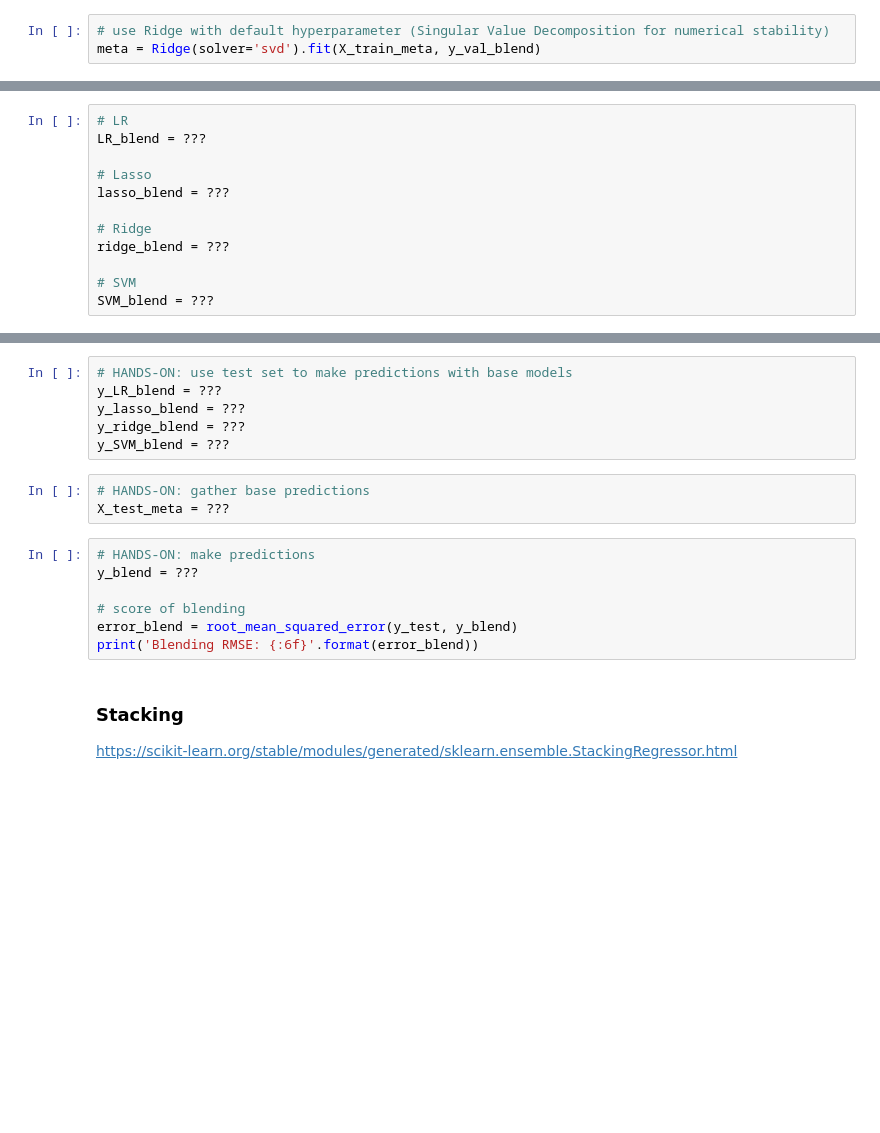
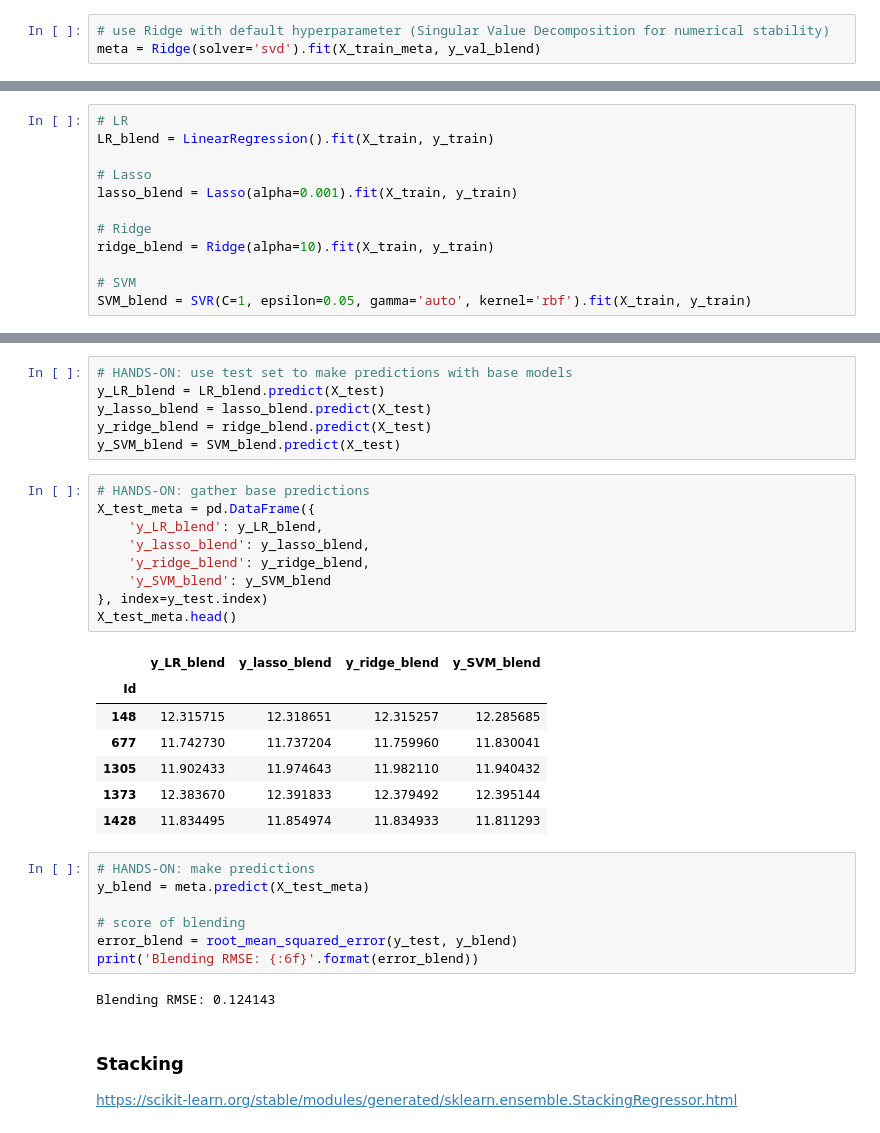
Before and after one commit to mgrubisic/ai_bootcamp_foundations, a Jupyter notebook: notebooks/3b_Ensemble_learning.ipynb, the cells around one changed output, grey strips where cells are left out. Cells and saved outputs as stored; diff of their text form; blank space fills up the shorter version.

```diff
--- a/notebooks/3b_Ensemble_learning.ipynb
+++ b/notebooks/3b_Ensemble_learning.ipynb
@@ -790,37 +798,53 @@ meta = Ridge(solver='svd').fit(X_train_meta, y_val_blend)
 # %% [markdown]
 **3. b) Train each model on the whole train+validation set**
 ![blend 3.b](https://github.com/mgrubisic/ai_bootcamp_foundations/blob/main/data/img/blend3b_0.25.png?raw=1)
-# %%
-# LR
-LR_blend = ???
-
-# Lasso
-lasso_blend = ???
-
-# Ridge
-ridge_blend = ???
-
-# SVM
-SVM_blend = ???
+# %%
+# LR
+LR_blend = LinearRegression().fit(X_train, y_train)
+
+# Lasso
+lasso_blend = Lasso(alpha=0.001).fit(X_train, y_train)
+
+# Ridge
+ridge_blend = Ridge(alpha=10).fit(X_train, y_train)
+
+# SVM
+SVM_blend = SVR(C=1, epsilon=0.05, gamma='auto', kernel='rbf').fit(X_train, y_train)
 # %% [markdown]
 #### Evaluate the blending ensemble
 ![evaluate blending](https://github.com/mgrubisic/ai_bootcamp_foundations/blob/main/data/img/blend4_0.25.png?raw=1)
 # %%
 # HANDS-ON: use test set to make predictions with base models
-y_LR_blend = ???
-y_lasso_blend = ???
-y_ridge_blend = ???
-y_SVM_blend = ???
+y_LR_blend = LR_blend.predict(X_test)
+y_lasso_blend = lasso_blend.predict(X_test)
+y_ridge_blend = ridge_blend.predict(X_test)
+y_SVM_blend = SVM_blend.predict(X_test)
 # %%
 # HANDS-ON: gather base predictions
-X_test_meta = ???
+X_test_meta = pd.DataFrame({
+    'y_LR_blend': y_LR_blend,
+    'y_lasso_blend': y_lasso_blend,
+    'y_ridge_blend': y_ridge_blend,
+    'y_SVM_blend': y_SVM_blend
+}, index=y_test.index)
+X_test_meta.head()
+# %% [output]
+|  | y_LR_blend | y_lasso_blend | y_ridge_blend | y_SVM_blend |
+| Id |  |  |  |  |
+| 148 | 12.315715 | 12.318651 | 12.315257 | 12.285685 |
+| 677 | 11.742730 | 11.737204 | 11.759960 | 11.830041 |
+| 1305 | 11.902433 | 11.974643 | 11.982110 | 11.940432 |
+| 1373 | 12.383670 | 12.391833 | 12.379492 | 12.395144 |
+| 1428 | 11.834495 | 11.854974 | 11.834933 | 11.811293 |
 # %%
 # HANDS-ON: make predictions
-y_blend = ???
+y_blend = meta.predict(X_test_meta)
 
 # score of blending
 error_blend = root_mean_squared_error(y_test, y_blend)
 print('Blending RMSE: {:6f}'.format(error_blend))
+# %% [output]
+Blending RMSE: 0.124143
 # %% [markdown]
 ### Stacking
 
```
Also changed, not shown: parts of 3 cells of this notebook.
